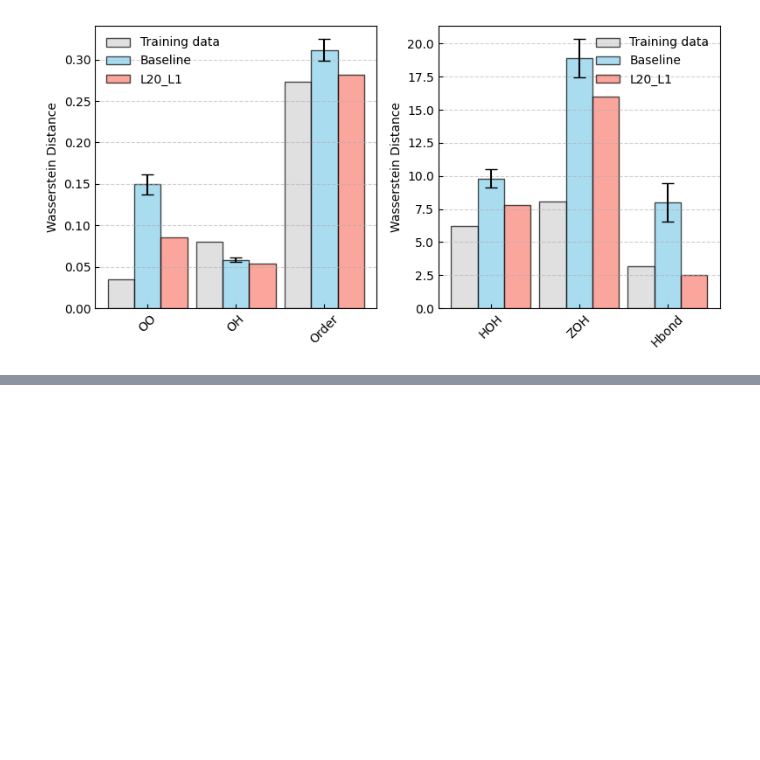
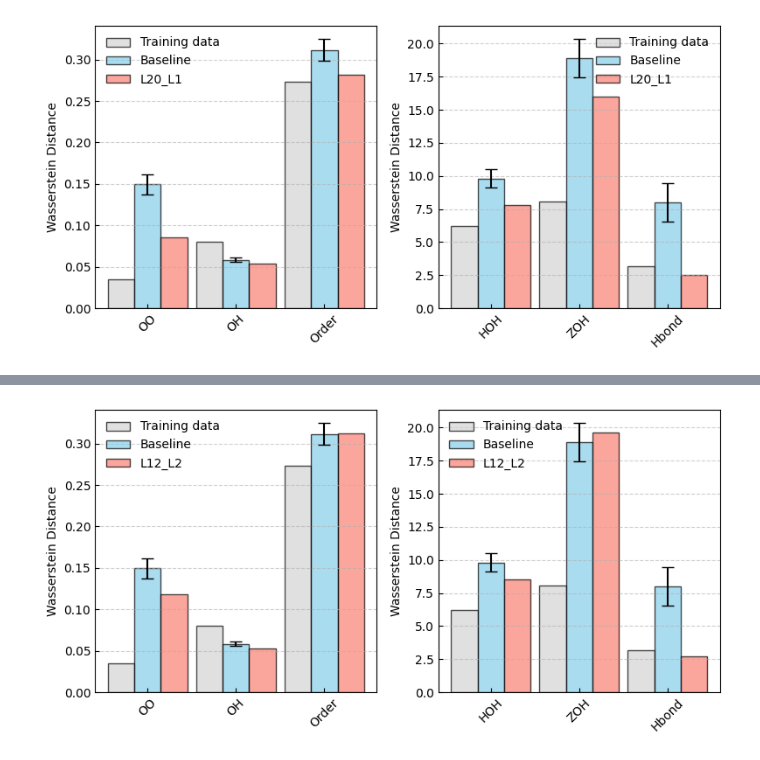
Before and after one commit to huangchieh/StructureMetrics, a Jupyter notebook: 03_plots.ipynb, the cells around one changed output, grey strips where cells are left out. Drawn from its saved outputs; the diff is of its cells as text; code cells hidden in the pictures; blank space fills up the shorter version.

```diff
--- a/03_plots.ipynb
+++ b/03_plots.ipynb
@@ -171,0 +144,4 @@ plot_comparison_subplots(df_P, df_ref, df_model, numeric_columns, ['OO', 'OH', '
+# %%
+show('L12_L2')
+# %% [output]
+[figure, added]
```
Also changed, not shown: parts of 20 cells of this notebook.
